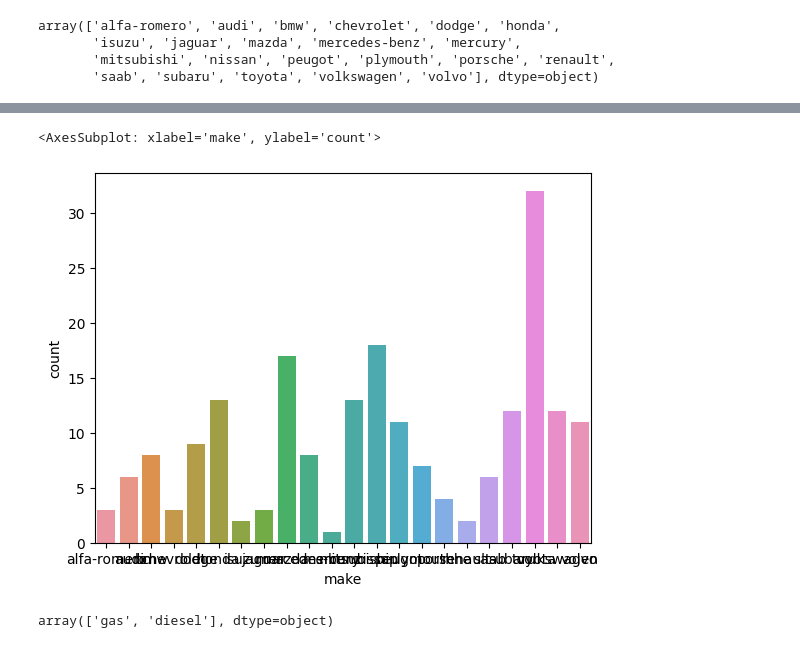
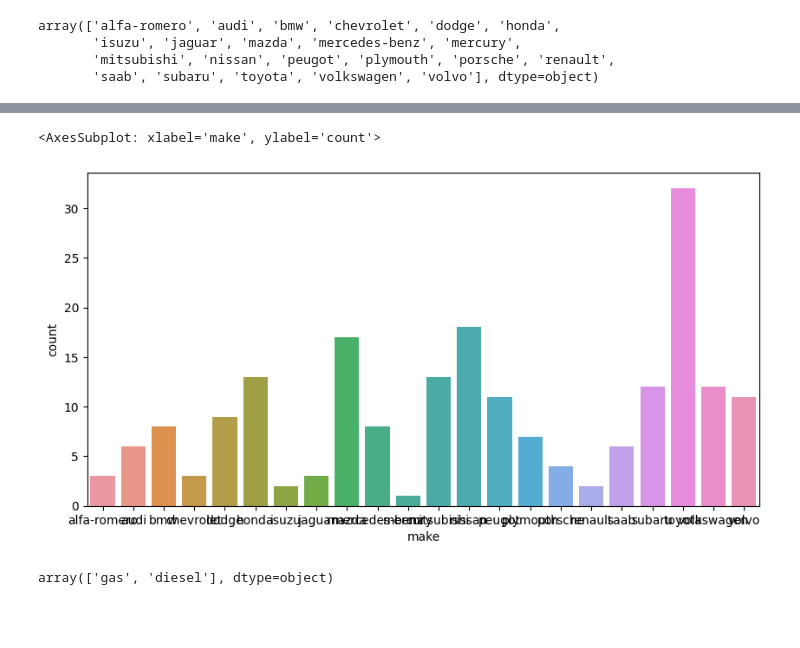
Before and after one commit to asif851/Automobile, a Jupyter notebook: Automobile.ipynb, the cells around one changed output, grey strips where cells are left out. Saved outputs shown, nothing was run; the diff lists cells and outputs as text; code cells hidden in the pictures; blank space fills up the shorter version.

```diff
--- a/Automobile.ipynb
+++ b/Automobile.ipynb
@@ -153,0 +154,2 @@ df.shape
+# %%
+df["price"]=df["price"].astype(int)
@@ -250,10 +231,11 @@ mercury           1
 Name: make, dtype: int64
 # %%
 # figsize should be higher
+plt.figure(figsize=(10,5))
 sns.countplot(x="make",data=df)
 # %% [output]
 <AxesSubplot: xlabel='make', ylabel='count'>
-[figure, old version]
+[figure, new version]
 # %%
 df["fuel-type"].unique()
 # %% [output]
```
Also changed, not shown: parts of 19 cells of this notebook.
